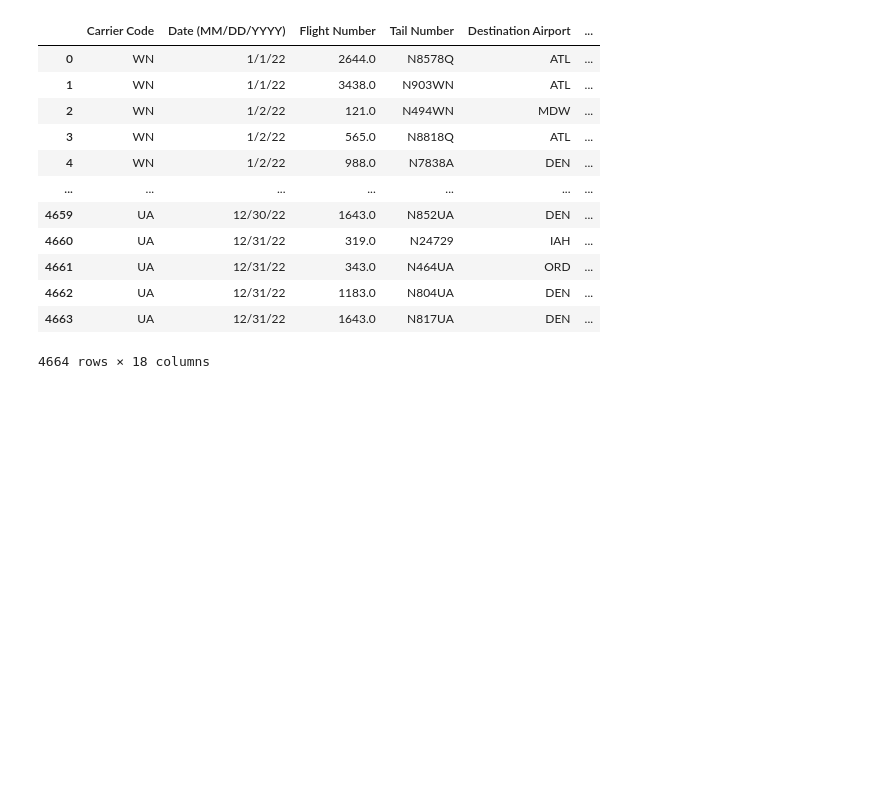
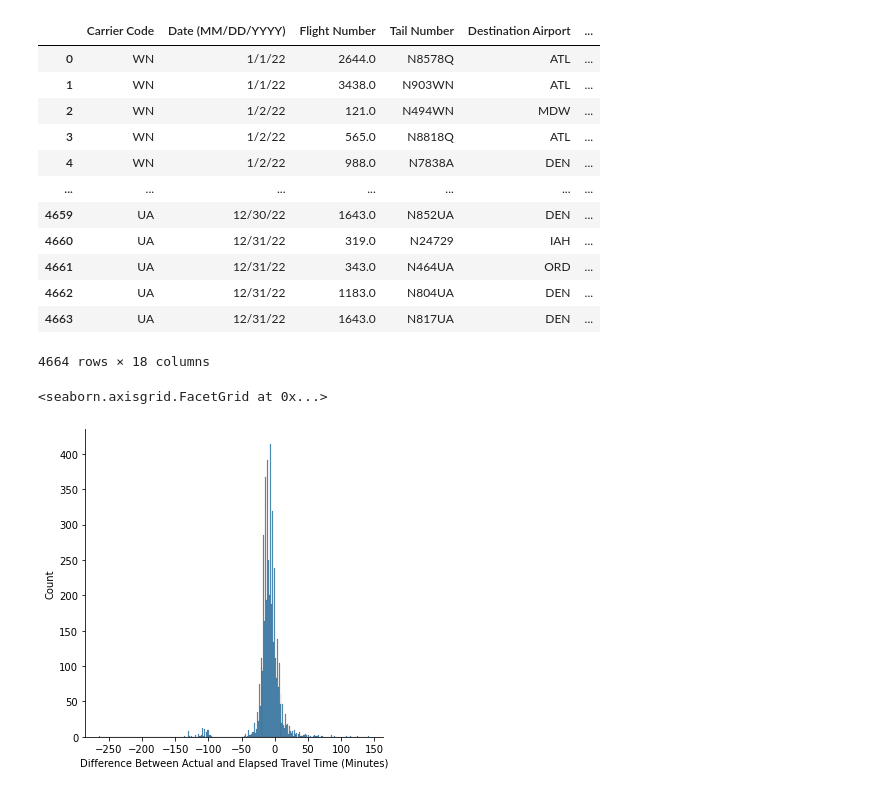
Before and after one commit to rachit0907/FlightPredictions, a Jupyter notebook: current.ipynb, the cells around one changed output. Cells and saved outputs as stored; diff of their text form; code cells hidden in the pictures; blank space fills up the shorter version.

```diff
--- a/current.ipynb
+++ b/current.ipynb
@@ -209,3 +209,9 @@ dataframe_new_columns
 | 4662 | UA | 12/31/22 | 1183.0 | N804UA | DEN | ... |
 | 4663 | UA | 12/31/22 | 1643.0 | N817UA | DEN | ... |
 4664 rows × 18 columns
+# %%
+sns.displot(dataframe_new_columns['Difference Between Actual and Elapsed Travel Time (Minutes)'])
+#Normal distribution
+# %% [output]
+<seaborn.axisgrid.FacetGrid at 0x...>
+[figure, added]
```
Also changed, not shown: parts of 7 cells of this notebook, 2 other files.
